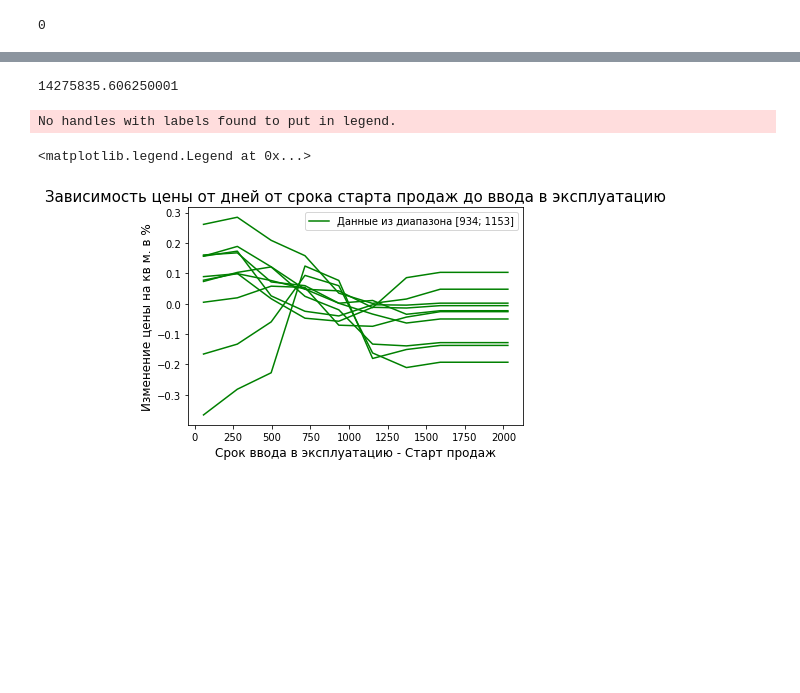
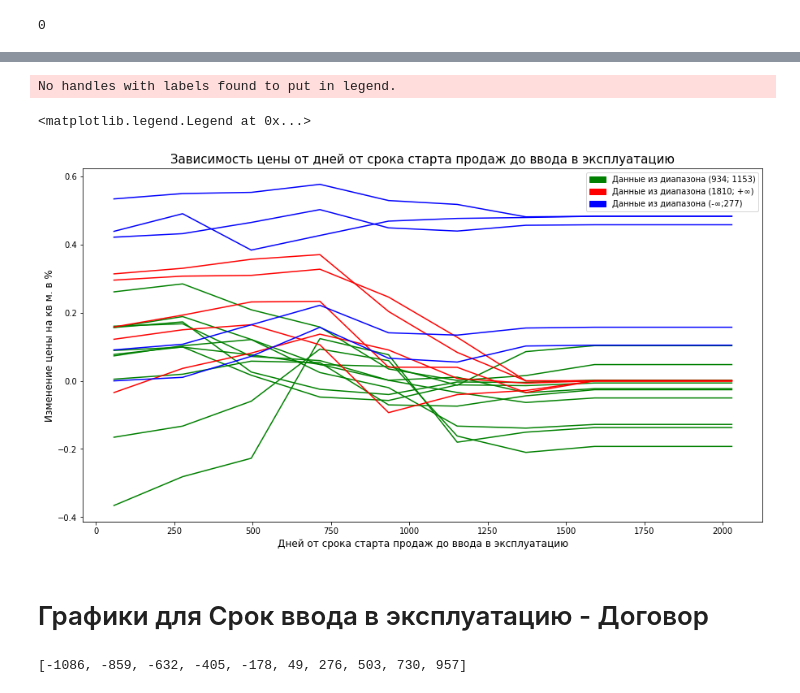
Before and after one commit to dan0nchik/anflat, a Jupyter notebook: Charts.ipynb, the cells around one changed output, grey strips where cells are left out. Cells and saved outputs as stored; diff of their text form; code cells hidden in the pictures; blank space fills up the shorter version.

Commit message:
some basic charts

```diff
--- a/Charts.ipynb
+++ b/Charts.ipynb
@@ -184,7 +197,9 @@ array([125180.4296875, 135701.859375 , 139028.296875 , 127282.5390625,
-# %%
-X['Площадь согласно ПД'][1]*res[1]
-# %% [output]
-14275835.606250001
+# %%
+res1 = model.predict(X1)
+res1
+# %%
+res2 = model.predict(X2)
+res2
 # %%
 change = list()
 for i in range(0, len(res), 11):
@@ -197,14 +212,48 @@ for i in range(0, len(res), 11):
       chg.append(round(1-ch, 4))
   change.append(chg)
 change
+# %%
+change1 = list()
+for i in range(0, len(res1), 11):
+  chg = list()
+  for j in range(1, 11):
+    ch = (X1['Площадь согласно ПД'][i]*res1[i])/(X1['Площадь согласно ПД'][i+j]*res1[i+j])
+    if ch >=1:
+      chg.append(round((1-ch),4))
+    else:
+      chg.append(round(1-ch, 4))
+  change1.append(chg)
+change1
+# %%
+change2 = list()
+for i in range(0, len(res2), 11):
+  chg = list()
+  for j in range(1, 11):
+    ch = (X2['Площадь согласно ПД'][i]*res2[i])/(X2['Площадь согласно ПД'][i+j]*res2[i+j])
+    if ch >=1:
+      chg.append(round((1-ch),4))
+    else:
+      chg.append(round(1-ch, 4))
+  change2.append(chg)
+change2
 # %%
-plt.xlabel('Срок ввода в эксплуатацию - Старт продаж', fontsize=12)
+plt.figure(figsize=(15, 8))
+plt.xlabel('Дней от срока старта продаж до ввода в эксплуатацию', fontsize=12)
 plt.ylabel('Изменение цены на кв м. в %', fontsize=12)
-plt.plot(pos, change[0], '-g',  pos, change[1], '-g', pos, change[2], '-g', pos, change[3], '-g', pos, change[4], '-g', pos, change[5], '-g', pos, change[6], '-g', pos, change[7], '-g', pos, change[8], '-g', pos, change[9], '-g')
+plt.plot(pos, change[0], '-g',  pos, change[1], '-g', pos, change[2], '-g', pos, change[3], '-g', pos, change[4], '-g', pos, change[5], '-g', pos, change[6], '-g', pos, change[7], '-g', pos, change[8], '-g', pos, change[9], '-g', pos, change1[0], '-r', pos, change1[1], '-r', pos, change1[2], '-r', pos, change1[3], '-r', pos, change1[4], '-r', pos, change2[0], '-b', pos, change2[1], '-b', pos, change2[2], '-b', pos, change2[3], '-b', pos, change2[4], '-b')
 plt.legend()
 plt.title('Зависимость цены от дней от срока старта продаж до ввода в эксплуатацию', fontsize=15)
-plt.legend(['Данные из диапазона [934; 1153]'])
+plt.legend(handles=[mpatches.Patch(label='Данные из диапазона (934; 1153)',color='green'),mpatches.Patch(label='Данные из диапазона (1810; +∞)', color='red'),mpatches.Patch(label='Данные из диапазона (-∞;277)', color='blue')])
 # %% [output]
 No handles with labels found to put in legend.
 <matplotlib.legend.Legend at 0x...>
-[figure, old version]
+[figure, new version]
+# %% [markdown]
+# Графики для Срок ввода в эксплуатацию - Договор
+# %%
+pos = [-1086]
+for i in range(1,10):
+  pos.append(-1086+(227*i))
+pos
+# %% [output]
+[-1086, -859, -632, -405, -178, 49, 276, 503, 730, 957]
```
Also changed, not shown: parts of 25 cells of this notebook.
